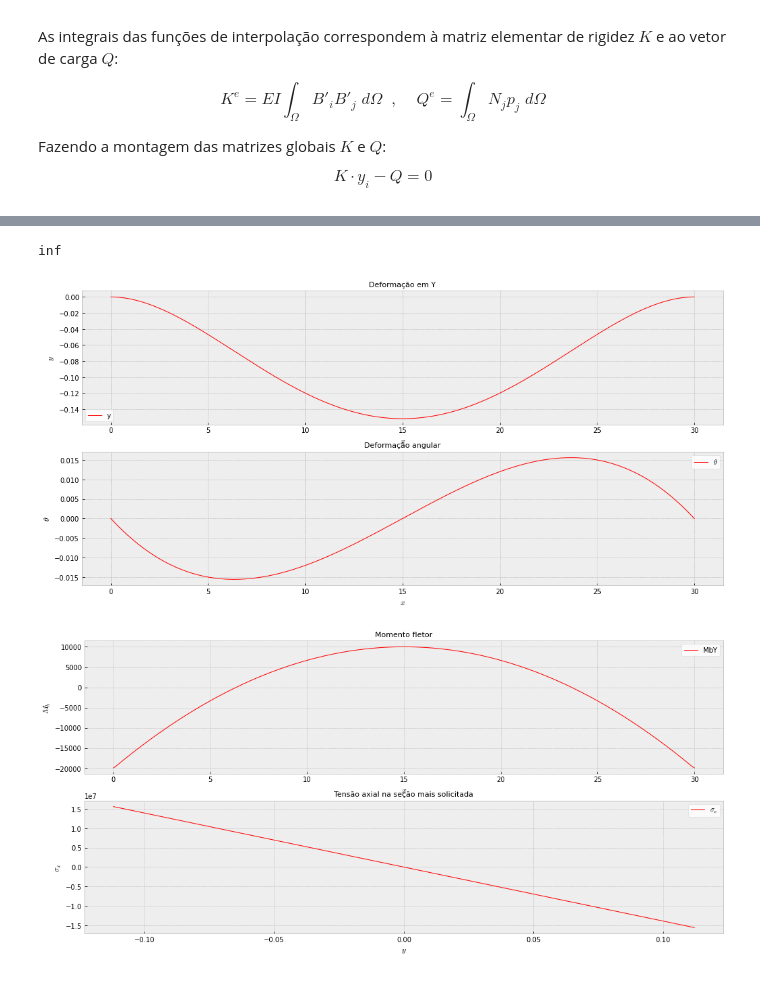
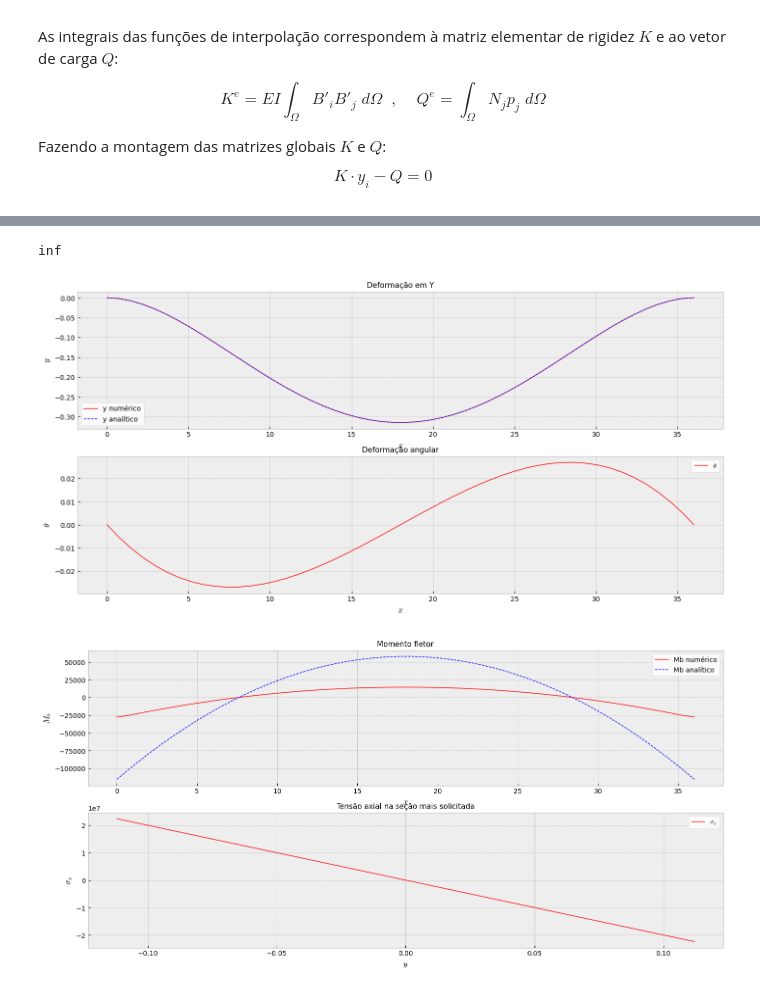
Before and after one commit to jpedro-rod/ElementosFinitos, a Jupyter notebook: MEF_Estrutural.ipynb, the cells around one changed output, grey strips where cells are left out. Drawn from its saved outputs; the diff is of its cells as text; code cells hidden in the pictures.

Commit message:
Implementacao solucao analitica viga biengaste

```diff
--- a/MEF_Estrutural.ipynb
+++ b/MEF_Estrutural.ipynb
@@ -142,8 +150,8 @@ $$ K \cdot y_i - Q = 0 $$
 # parametros da simulacao
 
 ## malha
-L = 30.0   # m
-nx = 300
+L = 36.0   # m
+nx = 50
 ne = nx-1
 nGL = 2*nx
 
@@ -354,41 +362,52 @@ Y_CrossSection = np.linspace(-D/2.0, D/2.0, nx)
 
 sigmab = - MbYmax*Y_CrossSection/I
 
+# solucao analitica #######################
 
-# plotando
+def Mb_a(x,w,L):
+
+  return -(w/12)*(6*L*x - 6*x**2 - L**2)
+
+def Y_a(x,w,L,E,I):
+
+  return ((w*x**2)/(24*E*I))*(L - x)**2
+
+# plotando ################################
 plt.style.use('bmh')
 
 fig1, ((ax1), (ax2)) = plt.subplots(2, sharey=False, sharex=False, figsize = (17,8))
 
-ax1.plot(X,Y, color='red', linewidth=1.0, label=r'y')
+ax1.plot(X,Y, color='red', linewidth=1.0, label=r'y numérico')
+ax1.plot(X,Y_a(X,q(X),L,E,I), 'b--', linewidth=1.0, label=r'y analítico')
 ax1.set_title('Deformação em Y',fontdict={'fontsize':11})
 ax1.set_xlabel('$x$',fontdict={'fontsize':12})
 ax1.set_ylabel('$y$',fontdict={'fontsize':12})
 ax1.legend(loc='best',facecolor ='w')
 
 ax2.plot(X,Theta, color='red', linewidth=1.0, label=r'$\theta$')
 ax2.set_title('Deformação angular',fontdict={'fontsize':11})
 ax2.set_xlabel('$x$',fontdict={'fontsize':12})
 ax2.set_ylabel('$\\theta$',fontdict={'fontsize':12})
 ax2.legend(loc='best',facecolor ='w')
 
 
 fig1, ((ax3), (ax4)) = plt.subplots(2, sharey=False, sharex=False, figsize = (17,8))
 
-ax3.plot(X,MbY, color='red', linewidth=1.0, label=r'MbY')
+ax3.plot(X,MbY, color='red', linewidth=1.0, label=r'Mb numérico')
+ax3.plot(X,Mb_a(X,q(X),L), 'b--', linewidth=1.0, label=r'Mb analítico')
 ax3.set_title('Momento fletor',fontdict={'fontsize':11})
 ax3.set_xlabel('$x$',fontdict={'fontsize':12})
 ax3.set_ylabel('$M_b$',fontdict={'fontsize':12})
 ax3.legend(loc='best',facecolor ='w')
 
 ax4.plot(Y_CrossSection,sigmab, color='red', linewidth=1.0, label=r'$\sigma_x$')
 ax4.set_title('Tensão axial na seção mais solicitada',fontdict={'fontsize':11})
 ax4.set_xlabel('$y$',fontdict={'fontsize':12})
 ax4.set_ylabel('$\\sigma_x$',fontdict={'fontsize':12})
 ax4.legend(loc='best',facecolor ='w')
 
 plt.show()
 # %% [output]
 inf
-[figure, old version]
+[figure, new version]
-[figure, old version]
+[figure, new version]
```
Also changed, not shown: parts of 1 cell of this notebook.
